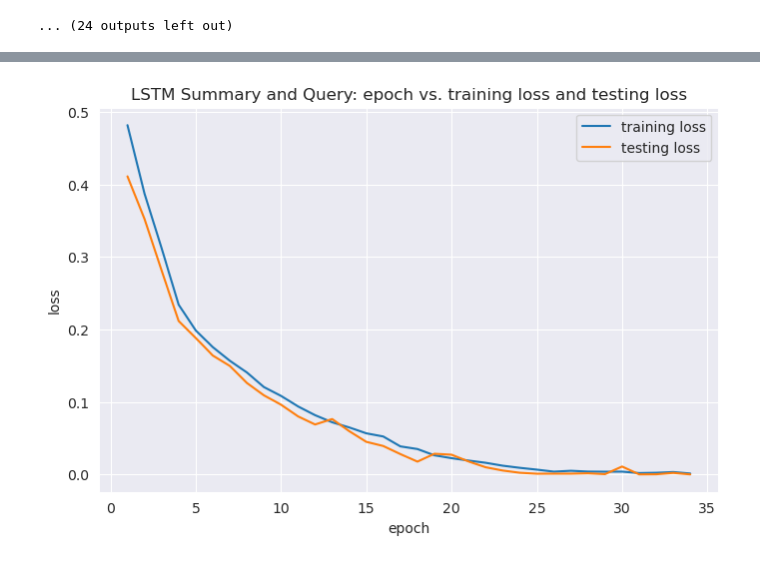
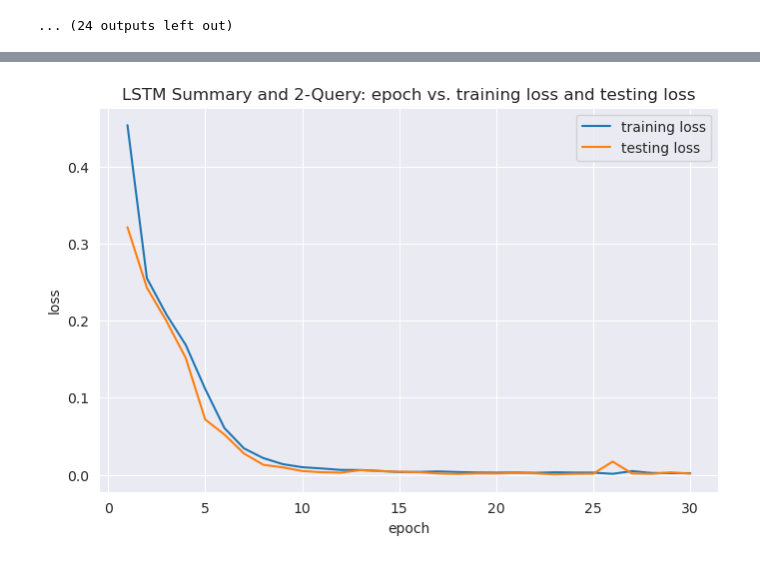
Before and after one commit to zm237/Intro-to-Deep-Learning-Projects, a Jupyter notebook: Project 3/Homework3.ipynb, the cells around one changed output, grey strips where cells are left out. Saved outputs shown, nothing was run; the diff lists cells and outputs as text; code cells hidden in the pictures.

```diff
--- a/Project 3/Homework3.ipynb
+++ b/Project 3/Homework3.ipynb
@@ -1369,7 +1426,7 @@ def generate_int_sequence(sequence_length: int = 10) -> torch.Tensor:
 
 def generate_int_sequence_forced(q: int, sequence_length: int = 10) -> torch.Tensor:
 
-    sequence = torch.randint(0, 9, size=(sequence_length, ), dtype=torch.int64)
+    sequence = torch.randint(0, 10, size=(sequence_length, ), dtype=torch.int64)
 
     index = random.randint(0, sequence_length - 2)
 
@@ -1393,7 +1450,7 @@ def generate_int_sequential_dataset(num_of_sequences: int = 100, max_length: int
         sequence_length = random.randint(1, max_length)
         sequence_to_add = generate_int_sequence(sequence_length=sequence_length)
 
-        query_value = torch.tensor(random.randint(1, 8), dtype=torch.int64)
+        query_value = torch.tensor(random.randint(0, 8), dtype=torch.int64)
 
         value_1 = query_value.item()
         value_2 = value_1 + 1
@@ -1427,14 +1484,14 @@ def generate_int_sequential_dataset(num_of_sequences: int = 100, max_length: int
 # %%
 # Model Hyperparameter setup
 m4_hidden_size = 10
-m4_LSTM_layers = 1
+m4_LSTM_layers = 3
 m4_LSTM_dropout = 0
 m4_linear_dropout = 0
-is_bidirectional = False
+is_bidirectional = True
 # weight_decay = 5e-4
 
 # Training Loop Hyperparameter setup
-m4_learning_rate = 5e-4
+m4_learning_rate = 1e-3
 m4_epochs = 30
 
 m4_epoch_over_training_loss = []
@@ -1574,17 +1656,17 @@ KeyboardInterrupt:
 # %%
-m3_x_axis = [d["epoch"] for d in m3_epoch_over_training_loss]
-m3_y_axis_1 = [d["training_loss"] for d in m3_epoch_over_training_loss]
-m3_y_axis_2 = [d["testing_loss"] for d in m3_epoch_over_testing_loss]
+m4_x_axis = [d["epoch"] for d in m4_epoch_over_training_loss]
+m4_y_axis_1 = [d["training_loss"] for d in m4_epoch_over_training_loss]
+m4_y_axis_2 = [d["testing_loss"] for d in m4_epoch_over_testing_loss]
 
 plt.figure(figsize=(8,5))
-plt.title("LSTM Summary and Query: epoch vs. training loss and testing loss")
-plt.plot(m3_x_axis, m3_y_axis_1, label="training loss")
-plt.plot(m3_x_axis, m3_y_axis_2, label="testing loss")
+plt.title("LSTM Summary and 2-Query: epoch vs. training loss and testing loss")
+plt.plot(m4_x_axis, m4_y_axis_1, label="training loss")
+plt.plot(m4_x_axis, m4_y_axis_2, label="testing loss")
 plt.xlabel("epoch")
 plt.ylabel("loss")
 plt.legend()
 
 
 plt.show()
 # %% [output]
-[figure, old version]
+[figure, new version]
```
Also changed, not shown: parts of 29 cells of this notebook, 3 other files.
